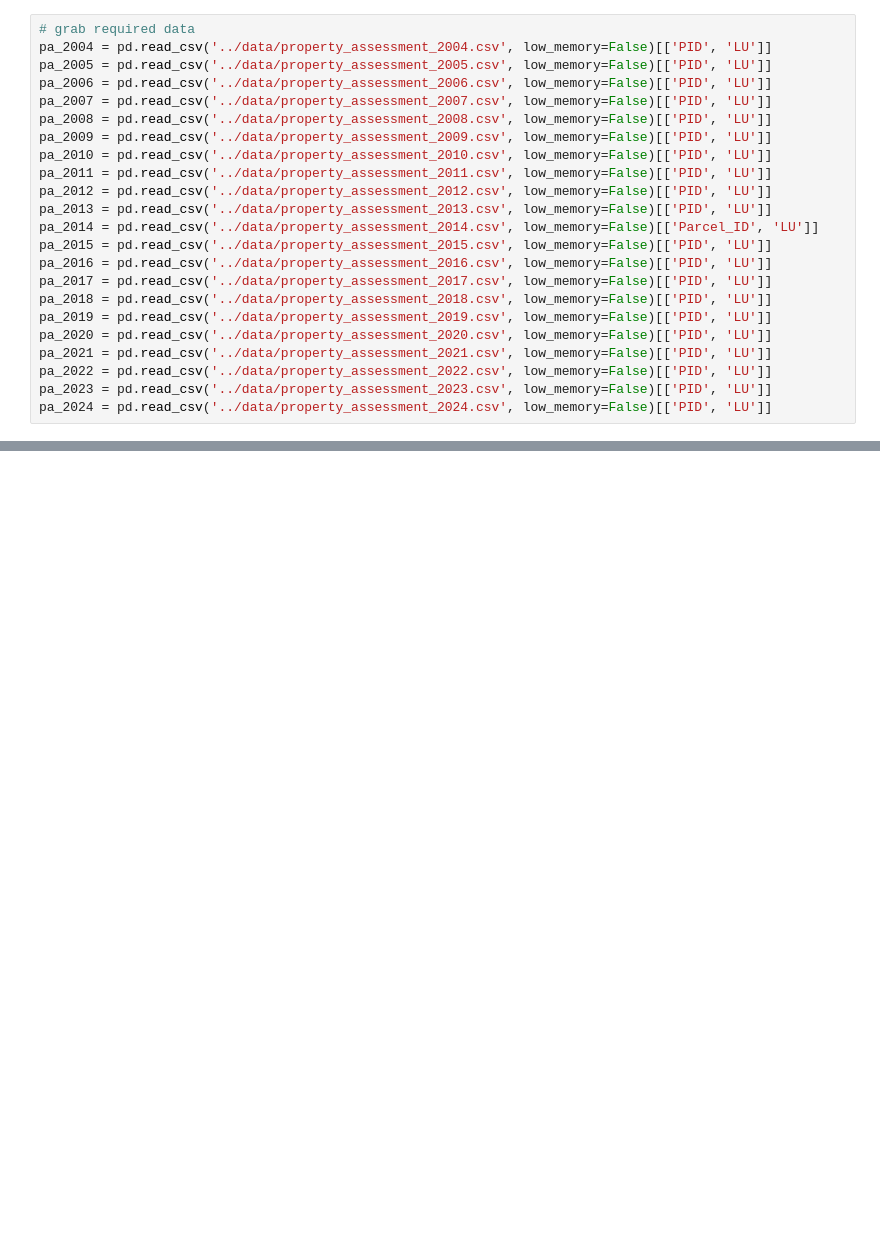
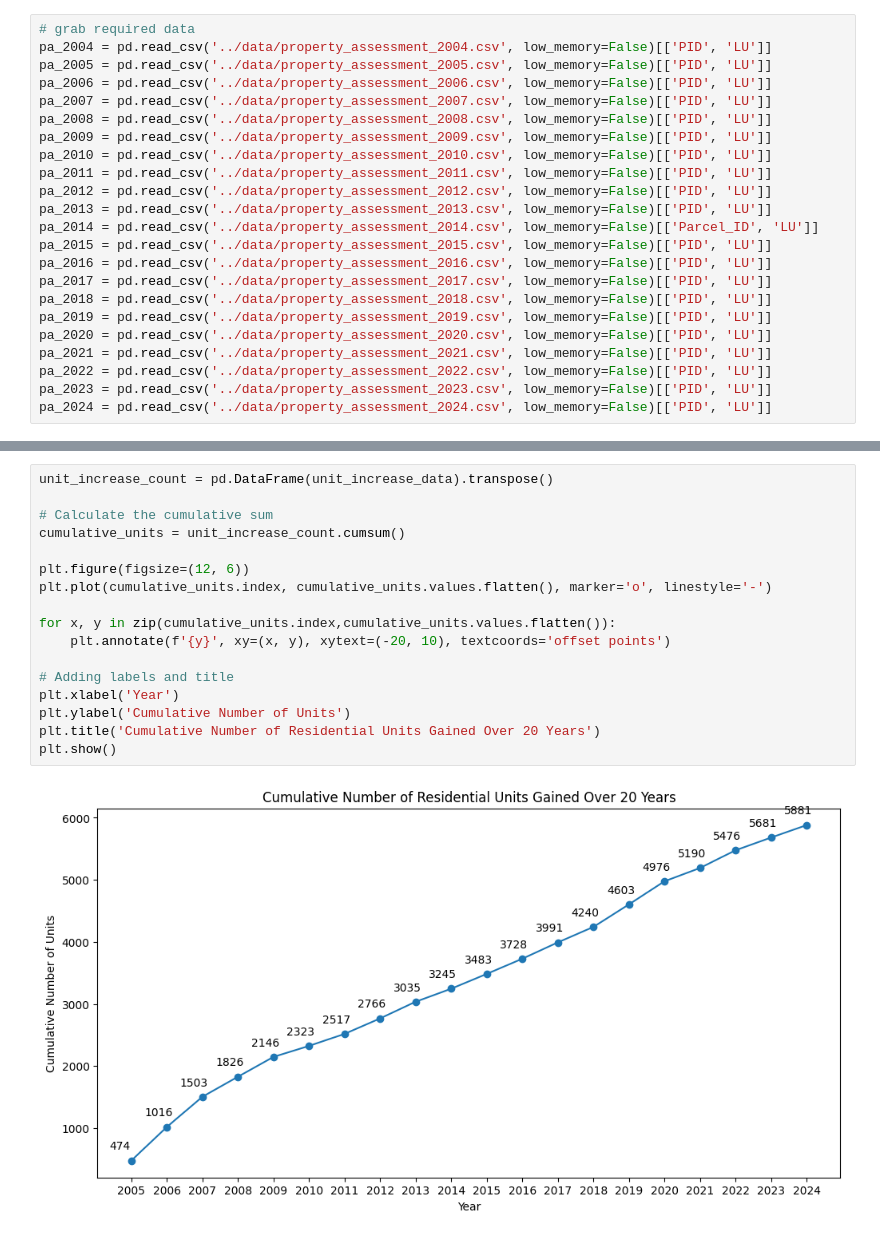
Before and after one commit to BU-Spark/ds-boston-remodeling, a Jupyter notebook: sp24-team-c/unit_loss_to_remodels_analysis/unit_loss_to_remodels.ipynb, the cells around one changed output, grey strips where cells are left out. Saved outputs shown, nothing was run; the diff lists cells and outputs as text; blank space fills up the shorter version.

```diff
--- a/sp24-team-c/unit_loss_to_remodels_analysis/unit_loss_to_remodels.ipynb
+++ b/sp24-team-c/unit_loss_to_remodels_analysis/unit_loss_to_remodels.ipynb
@@ -288,0 +171,19 @@ over 20 years we lost 6229 units with an average of 311.45 units per year
+# %%
+unit_increase_count = pd.DataFrame(unit_increase_data).transpose()
+
+# Calculate the cumulative sum
+cumulative_units = unit_increase_count.cumsum()
+
+plt.figure(figsize=(12, 6))
+plt.plot(cumulative_units.index, cumulative_units.values.flatten(), marker='o', linestyle='-')
+
+for x, y in zip(cumulative_units.index,cumulative_units.values.flatten()):
+    plt.annotate(f'{y}', xy=(x, y), xytext=(-20, 10), textcoords='offset points')
+
+# Adding labels and title
+plt.xlabel('Year')
+plt.ylabel('Cumulative Number of Units')
+plt.title('Cumulative Number of Residential Units Gained Over 20 Years')
+plt.show()
+# %% [output]
+[figure, added]
```
Also changed, not shown: parts of 29 cells of this notebook, 1 other file.
